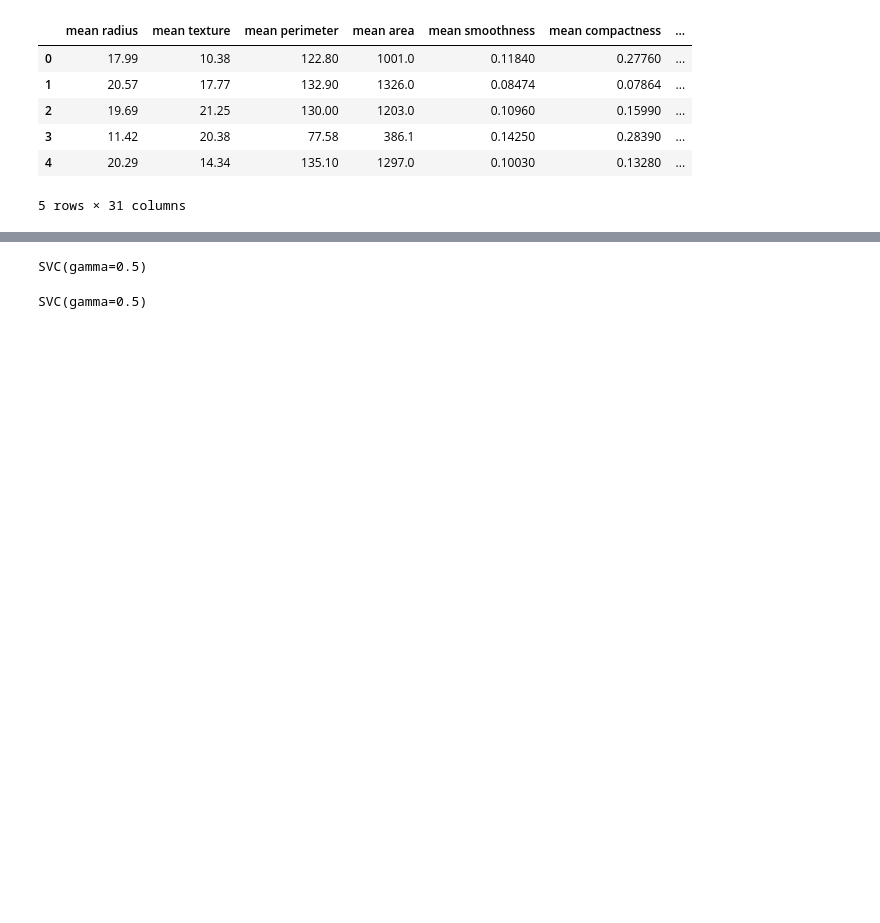
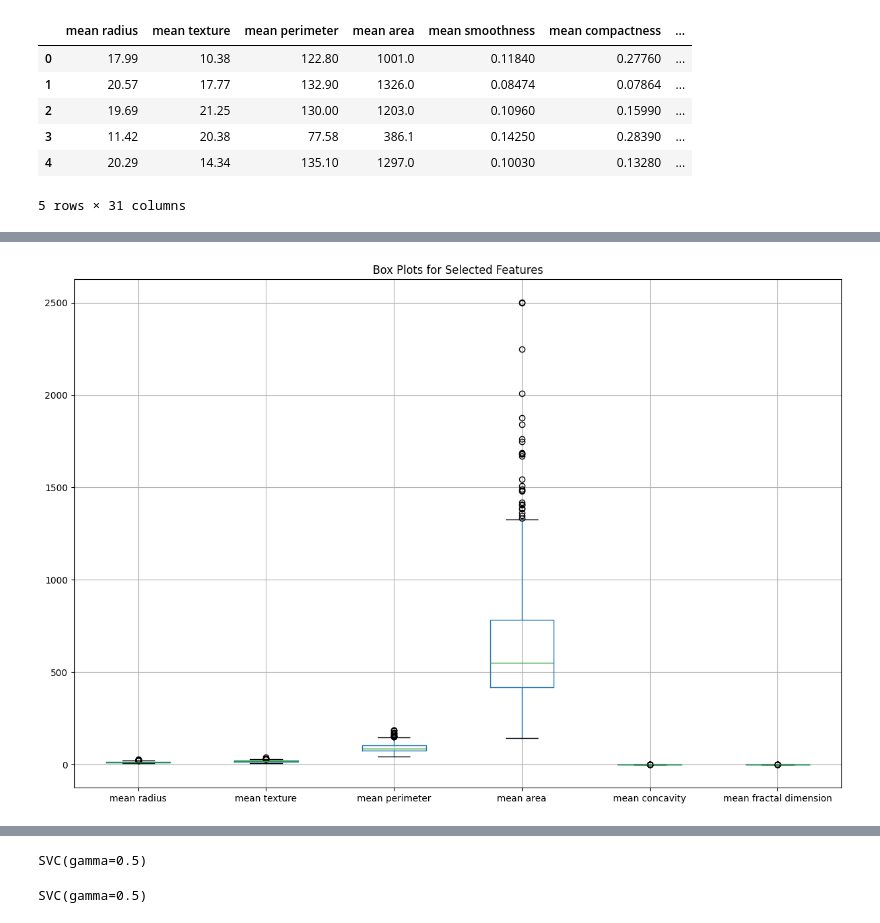
Before and after one commit to ut-si-ch/Breast-Cancer-Prediction-using-Support-Vector-Machines, a Jupyter notebook: ML_SVM.ipynb, the cells around one changed output, grey strips where cells are left out. Saved outputs shown, nothing was run; the diff lists cells and outputs as text; code cells hidden in the pictures; blank space fills up the shorter version.

```diff
--- a/ML_SVM.ipynb
+++ b/ML_SVM.ipynb
@@ -37,0 +155,10 @@ df.head()
+# %%
+# Plot box plots for a subset of features (due to the large number of features)
+# Select a few representative features for visualization
+features_to_plot = ['mean radius', 'mean texture', 'mean perimeter', 'mean area', 'mean concavity', 'mean fractal dimension']
+plt.figure(figsize=(15, 10))
+df[features_to_plot].boxplot()
+plt.title("Box Plots for Selected Features")
+plt.show()
+# %% [output]
+[figure, added]
```
Also changed, not shown: parts of 28 cells of this notebook.
